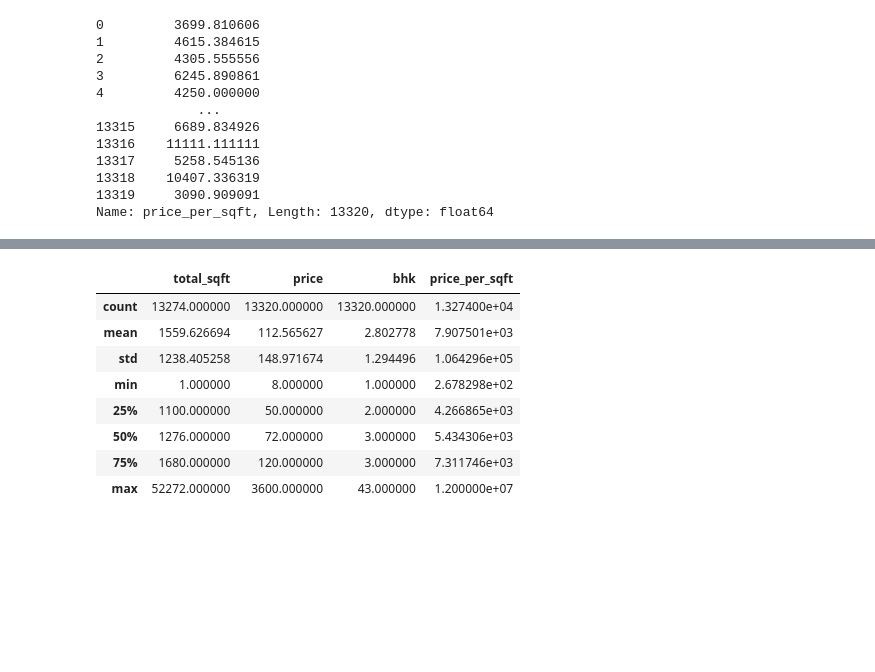
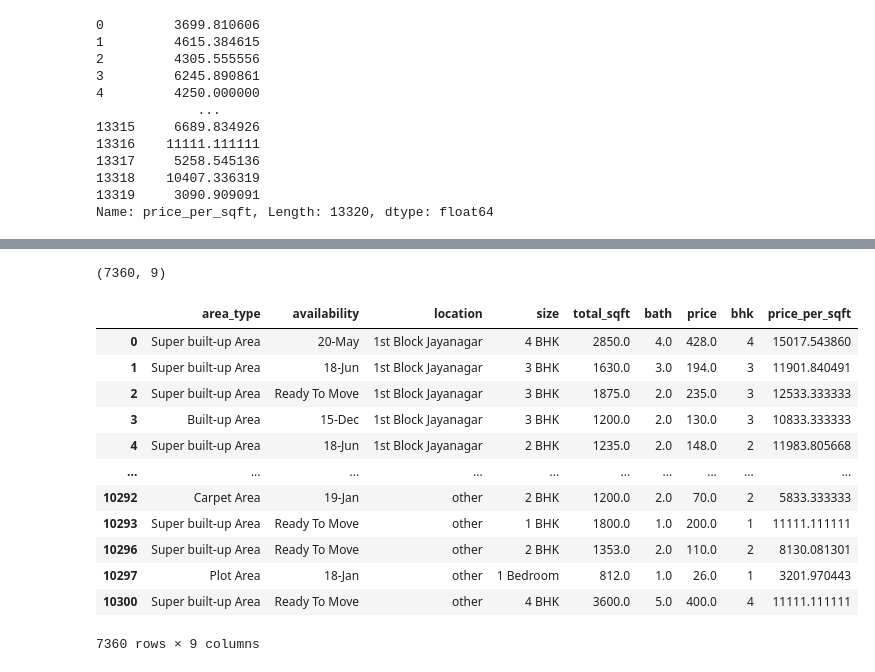
Before and after one commit to VedantBhawsar/ML-Projects, a Jupyter notebook: Bangaluru House Prices Prediction/Bangaluru-House-Prices-Prediction.ipynb, the cells around one changed output, grey strips where cells are left out. Cells and saved outputs as stored; diff of their text form; code cells hidden in the pictures; blank space fills up the shorter version.

```diff
--- a/Bangaluru House Prices Prediction/Bangaluru-House-Prices-Prediction.ipynb
+++ b/Bangaluru House Prices Prediction/Bangaluru-House-Prices-Prediction.ipynb
@@ -329,0 +321,3 @@ Name: location, Length: 242, dtype: int64
+# %%
+data = data[((data['total_sqft']/data['bhk']) >= 300)]
+data.describe()
@@ -329,0 +338,12 @@ Name: location, Length: 242, dtype: int64
+# %%
+def remove_outiers_sqft(df):
+    df_output = pd.DataFrame()
+    for key, subdf in df.groupby('location'):
+        m= np.mean(subdf.price_per_sqft)
+        st= np.std(subdf.price_per_sqft )
+
+        gen_df = subdf[(subdf.price_per_sqft > (m-st)) & (subdf.price_per_sqft <= (m+st))]
+        df_output = pd.concat([df_output, gen_df], ignore_index=True)
+    return df_output
+data = remove_outiers_sqft(data)
+data.describe()
@@ -330,12 +360,38 @@ Name: location, Length: 242, dtype: int64
+# %%
+def remove_bhk_outiers(df):
+    exclude_indices = np.array([])
+    for  location, location_df in df.groupby('location'):
+        bhk_stats = {}
+        for bhk, bhk_df in location_df.groupby('bhk'):
+            bhk_stats[bhk] = {
+                'mean': np.mean(bhk_df.price_per_sqft),
+                'std': np.std(bhk_df.price_per_sqft),
+                'counter': bhk_df.shape[0]
+            }
+        for bhk, bhk_df in location_df.groupby('bhk'):
+            stats = bhk_stats.get(bhk-1)
+            if stats and stats['counter']>5:
+                exclude_indices = np.append(exclude_indices, bhk_df[bhk_df.price_per_sqft<(stats['mean'])].index.values)
+    return df.drop(exclude_indices, axis='index')
+# %%
+data = remove_bhk_outiers(data)
+# %%
+data.shape
+# %% [output]
+(7360, 9)
 # %%
-data.describe()
+data
 # %% [output]
-|  | total_sqft | price | bhk | price_per_sqft |
-| count | 13274.000000 | 13320.000000 | 13320.000000 | 1.327400e+04 |
-| mean | 1559.626694 | 112.565627 | 2.802778 | 7.907501e+03 |
-| std | 1238.405258 | 148.971674 | 1.294496 | 1.064296e+05 |
-| min | 1.000000 | 8.000000 | 1.000000 | 2.678298e+02 |
-| 25% | 1100.000000 | 50.000000 | 2.000000 | 4.266865e+03 |
-| 50% | 1276.000000 | 72.000000 | 3.000000 | 5.434306e+03 |
-| 75% | 1680.000000 | 120.000000 | 3.000000 | 7.311746e+03 |
-| max | 52272.000000 | 3600.000000 | 43.000000 | 1.200000e+07 |
+|  | area_type | availability | location | size | total_sqft | bath | price | bhk | price_per_sqft |
+| 0 | Super built-up Area | 20-May | 1st Block Jayanagar | 4 BHK | 2850.0 | 4.0 | 428.0 | 4 | 15017.543860 |
+| 1 | Super built-up Area | 18-Jun | 1st Block Jayanagar | 3 BHK | 1630.0 | 3.0 | 194.0 | 3 | 11901.840491 |
+| 2 | Super built-up Area | Ready To Move | 1st Block Jayanagar | 3 BHK | 1875.0 | 2.0 | 235.0 | 3 | 12533.333333 |
+| 3 | Built-up Area | 15-Dec | 1st Block Jayanagar | 3 BHK | 1200.0 | 2.0 | 130.0 | 3 | 10833.333333 |
+| 4 | Super built-up Area | 18-Jun | 1st Block Jayanagar | 2 BHK | 1235.0 | 2.0 | 148.0 | 2 | 11983.805668 |
+| ... | ... | ... | ... | ... | ... | ... | ... | ... | ... |
+| 10292 | Carpet Area | 19-Jan | other | 2 BHK | 1200.0 | 2.0 | 70.0 | 2 | 5833.333333 |
+| 10293 | Super built-up Area | Ready To Move | other | 1 BHK | 1800.0 | 1.0 | 200.0 | 1 | 11111.111111 |
+| 10296 | Super built-up Area | Ready To Move | other | 2 BHK | 1353.0 | 2.0 | 110.0 | 2 | 8130.081301 |
+| 10297 | Plot Area | 18-Jan | other | 1 Bedroom | 812.0 | 1.0 | 26.0 | 1 | 3201.970443 |
+| 10300 | Super built-up Area | Ready To Move | other | 4 BHK | 3600.0 | 5.0 | 400.0 | 4 | 11111.111111 |
+7360 rows × 9 columns
```
Also changed, not shown: parts of 45 cells of this notebook, 6 other files.
